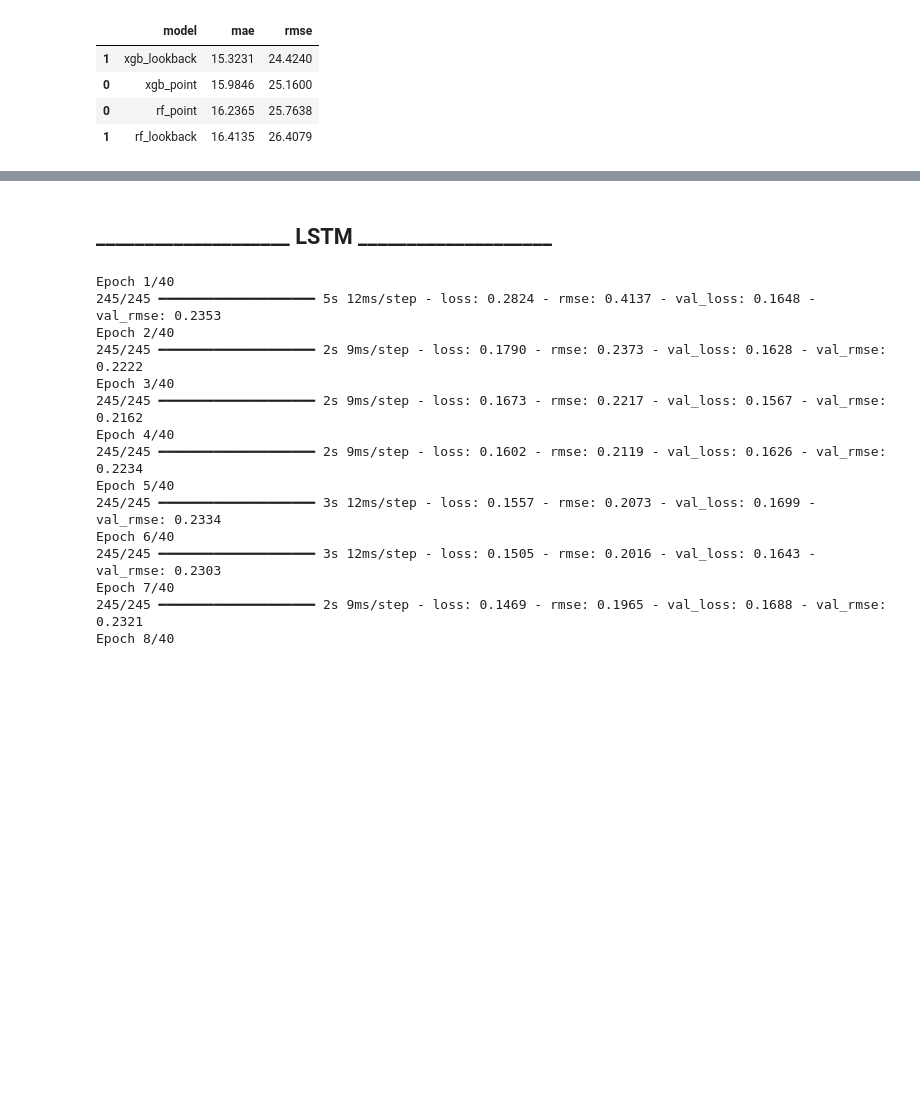
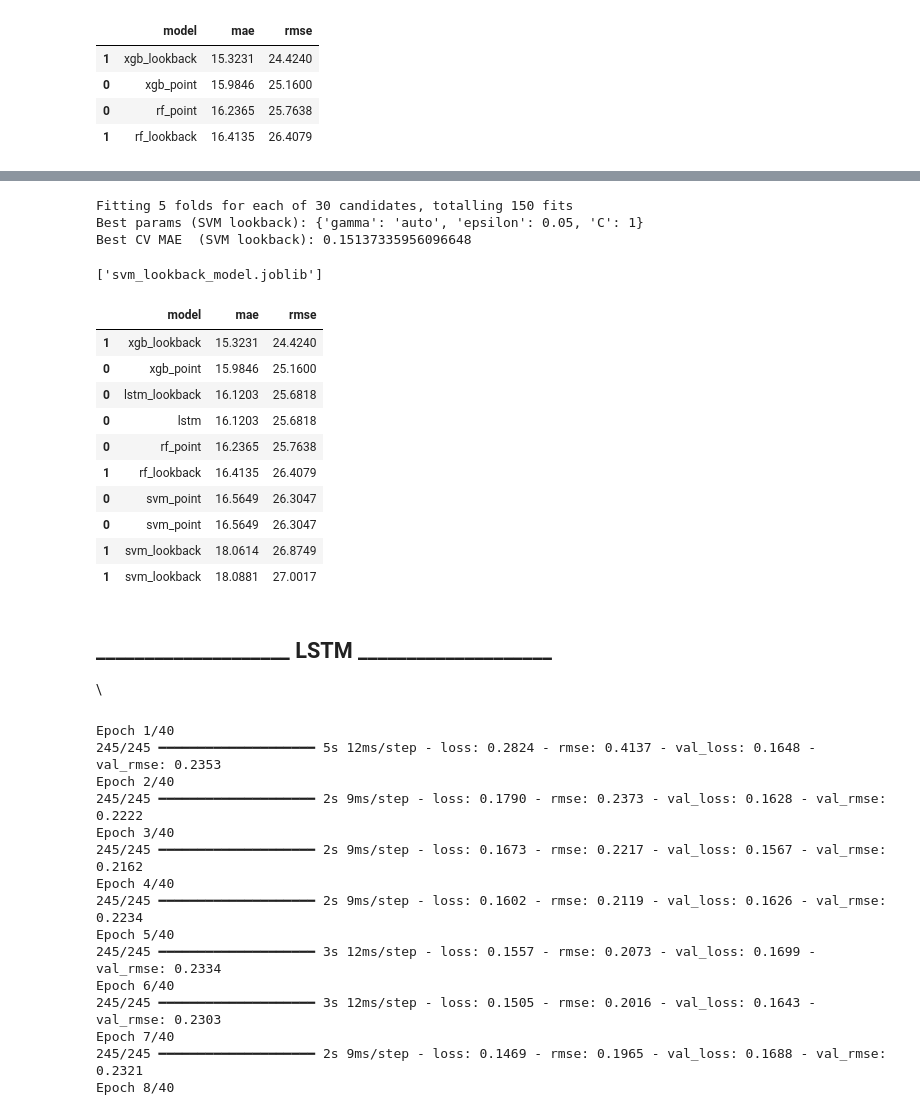
Before and after one commit to ds24m048/masters-thesis, a Jupyter notebook: price-forecast.ipynb, the cells around one changed output, grey strips where cells are left out. Saved outputs shown, nothing was run; the diff lists cells and outputs as text; code cells hidden in the pictures; blank space fills up the shorter version.

```diff
--- a/price-forecast.ipynb
+++ b/price-forecast.ipynb
@@ -719,5 +752,66 @@ display(scores)
+# %%
+tscv_svm_lookback = TimeSeriesSplit(n_splits=5)
+
+search_svm_lookback = RandomizedSearchCV(
+    estimator=SVRModel(kernel="rbf"),
+    param_distributions=svm_param_dist,
+    n_iter=30,
+    scoring="neg_mean_absolute_error",
+    cv=tscv_svm_lookback,
+    verbose=1,
+    random_state=1904,
+    n_jobs=1,
+)
+
+search_svm_lookback.fit(X_train_flat_lookback, y_train_lookback)
+svm_lookback = search_svm_lookback.best_estimator_
+
+print("Best params (SVM lookback):", search_svm_lookback.best_params_)
+print("Best CV MAE  (SVM lookback):", -search_svm_lookback.best_score_)
+# %% [output]
+Fitting 5 folds for each of 30 candidates, totalling 150 fits
+Best params (SVM lookback): {'gamma': 'auto', 'epsilon': 0.05, 'C': 1}
+Best CV MAE  (SVM lookback): 0.15137335956096648
+# %%
+joblib.dump(svm_point,    "svm_point_model.joblib")
+joblib.dump(svm_lookback, "svm_lookback_model.joblib")
+# %% [output]
+['svm_lookback_model.joblib']
+# %%
+svm_point    = joblib.load("svm_point_model.joblib")
+svm_lookback = joblib.load("svm_lookback_model.joblib")
+# %%
+y_pred_svm_point_t    = svm_point.predict(X_test_point)
+y_pred_svm_point      = asinh_inverse(y_pred_svm_point_t, c)
+
+y_pred_svm_lookback_t = svm_lookback.predict(X_test_flat_lookback)
+y_pred_svm_lookback   = asinh_inverse(y_pred_svm_lookback_t.astype(np.float32), c)
+
+
+# Create a DataFrame for RF scores
+svm_scores = pd.DataFrame([
+    {"model": "svm_point",    "mae": mae_score(y_test, y_pred_svm_point),    "rmse": rmse_score(y_test, y_pred_svm_point)},
+    {"model": "svm_lookback", "mae": mae_score(y_test, y_pred_svm_lookback), "rmse": rmse_score(y_test, y_pred_svm_lookback)},
+]).sort_values("mae")
+
+# Concatenate with the existing scores and sort by MAE
+scores = pd.concat([scores, svm_scores]).sort_values("mae")
+display(scores)
+# %% [output]
+|  | model | mae | rmse |
+| 1 | xgb_lookback | 15.3231 | 24.4240 |
+| 0 | xgb_point | 15.9846 | 25.1600 |
+| 0 | lstm_lookback | 16.1203 | 25.6818 |
+| 0 | lstm | 16.1203 | 25.6818 |
+| 0 | rf_point | 16.2365 | 25.7638 |
+| 1 | rf_lookback | 16.4135 | 26.4079 |
+| 0 | svm_point | 16.5649 | 26.3047 |
+| 0 | svm_point | 16.5649 | 26.3047 |
+| 1 | svm_lookback | 18.0614 | 26.8749 |
+| 1 | svm_lookback | 18.0881 | 27.0017 |
 # %% [markdown]
 ## ____________________ LSTM ____________________
+\
 # %%
 input_seq  = layers.Input(shape=(LOOKBACK, X_train_seq_lookback.shape[2]))
 input_exog = layers.Input(shape=(X_train_exog_lookback.shape[1],))
```
Also changed, not shown: parts of 3 cells of this notebook.
